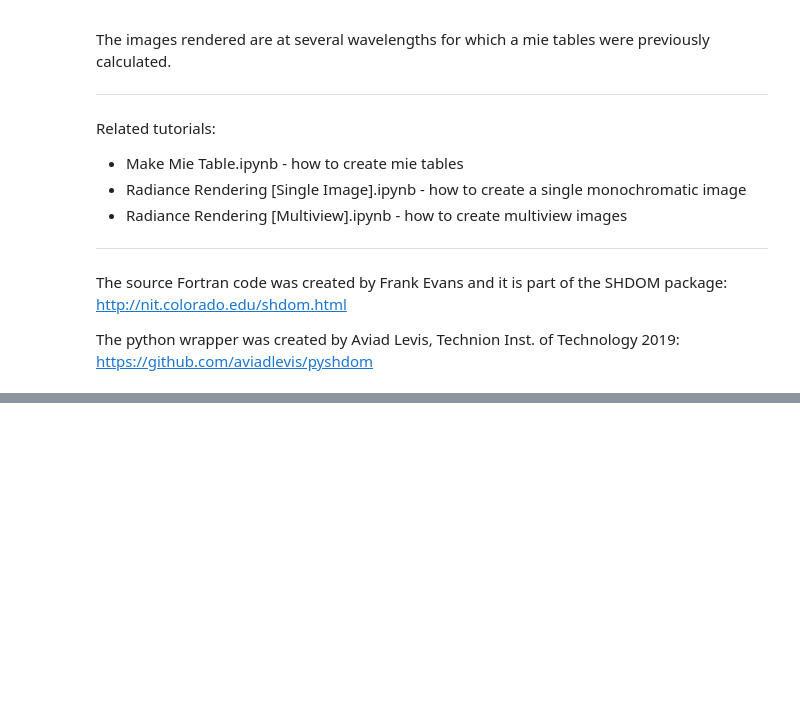
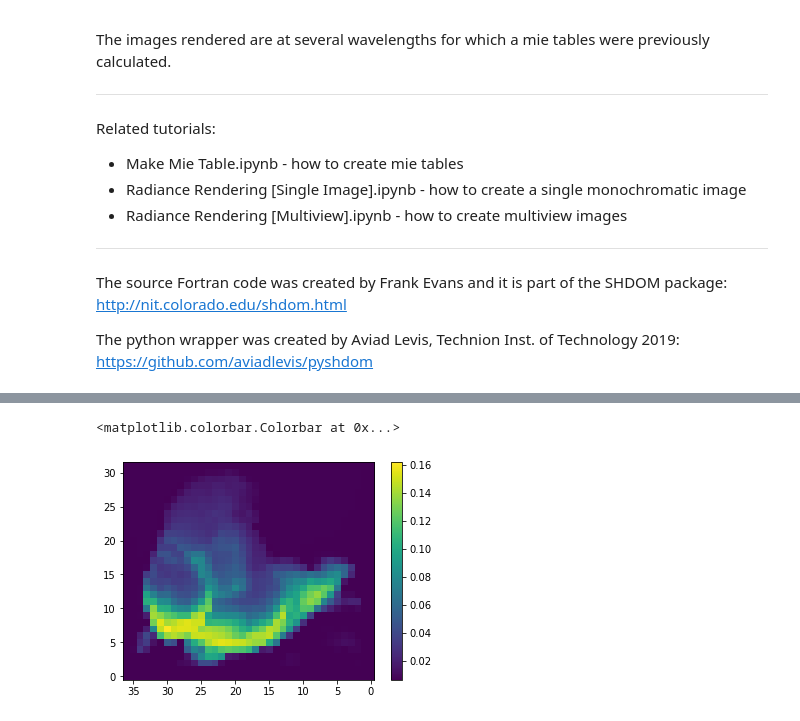
Before and after one commit to aviadlevis/pyshdom, a Jupyter notebook: notebooks/Radiance Rendering [Multispectral].ipynb, the cells around one changed output, grey strips where cells are left out. Cells and saved outputs as stored; diff of their text form; code cells hidden in the pictures; blank space fills up the shorter version.

```diff
--- a/notebooks/Radiance Rendering [Multispectral].ipynb
+++ b/notebooks/Radiance Rendering [Multispectral].ipynb
@@ -116,0 +118,8 @@ plt.gca().invert_xaxis()
+# %%
+plt.imshow(image[:,:,1])
+plt.gca().invert_yaxis()
+plt.gca().invert_xaxis()
+plt.colorbar()
+# %% [output]
+<matplotlib.colorbar.Colorbar at 0x...>
+[figure, added]
```
Also changed, not shown: parts of 3 cells of this notebook, 8 other files.
